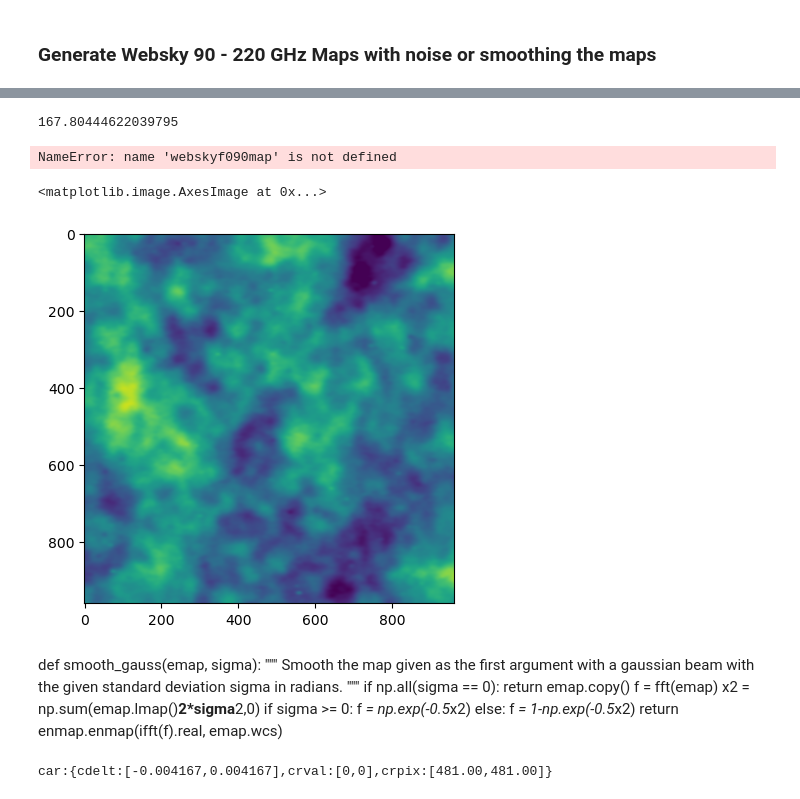
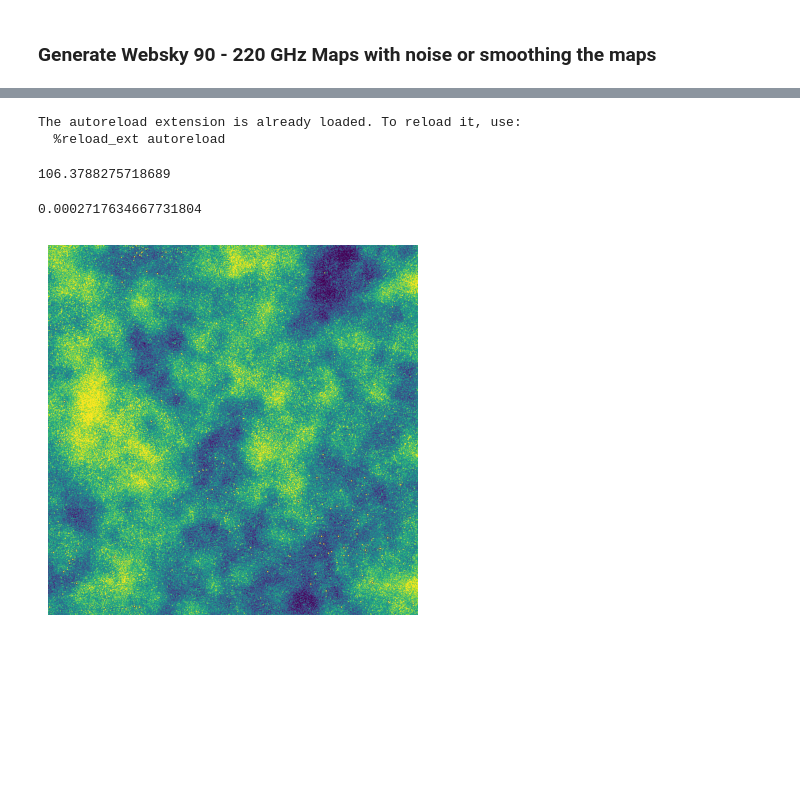
Before and after one commit to codingcamm/masks_and_stamps, a Jupyter notebook: webfunctiontesting.ipynb, the cells around one changed output, grey strips where cells are left out. Drawn from its saved outputs; the diff is of its cells as text; code cells hidden in the pictures; blank space fills up the shorter version.

```diff
--- a/webfunctiontesting.ipynb
+++ b/webfunctiontesting.ipynb
@@ -23,0 +3,19 @@ The autoreload extension is already loaded. To reload it, use:
+# %%
+import time
+import numpy as np
+import matplotlib.pyplot as plt
+import importlib
+
+# Here in webskymaker i've generated CMB, tSZ, and kSZ components outside the create function so that the function wouldn't
+# take as long.
+from webskymaker import create_websky_map, generate_coords
+from pixell import enmap, utils, reproject
+from pixell.enmap import ndmap, fft, ifft
+path = "/mnt/welch/USERS/cwhitaker/maps/websky/"
+#path = "/scratch/jorlo/websky/"
+
+%load_ext autoreload
+%autoreload 2
+# %% [output]
+The autoreload extension is already loaded. To reload it, use:
+  %reload_ext autoreload
@@ -24,34 +24,35 @@ The autoreload extension is already loaded. To reload it, use:
 # %%
 t0 = time.time()
-webskyf090map, wcs = create_websky_map(path=path, freq=90.2, noise=20, sigma=0.0000271763466773)
+webskyf090map = create_websky_map(path=path, freq="220", noise=20)
 t1 = time.time()
 print(t1 - t0)
 # %% [output]
-167.80444622039795
+106.3788275718689
 # %%
 websky090 = reproject.thumbnails(webskyf090map, coords[0], r = 2 * utils.degree)
-# %% [output]
-NameError: name 'webskyf090map' is not defined
+# %%
+def smooth_gauss(emap, sigma):
+    """
+    Smooth the map given as the first argument with a gaussian beam
+    with the given standard deviation sigma in radians.
+    """
+    if np.all(sigma == 0): return emap.copy()
+    f  = fft(emap)
+    x2 = np.sum(emap.lmap()**2*sigma**2,0)
+    if sigma >= 0: f *= np.exp(-0.5*x2)
+    else:          f *= 1-np.exp(-0.5*x2)
+    return enmap.enmap(ifft(f).real, emap.wcs)
+def fwhm_to_sigma(fwhm):
+    # Converts fwhm arcmins to sigma radians
+    return fwhm / (2.*np.sqrt(2.*np.log(2.))) * (np.pi / (180.*60.))
+
+print(fwhm_to_sigma(fwhm=2.2))
+smoothweb = smooth_gauss(websky090, fwhm_to_sigma(2.2))
+# %% [output]
+0.0002717634667731804
 # %%
 lims=300
 plt.imshow(websky090, vmin=-lims, vmax=lims)
+plt.axis(False);
 # %% [output]
-<matplotlib.image.AxesImage at 0x...>
-[figure, old version]
+[figure, new version]
-# %% [markdown]
-def smooth_gauss(emap, sigma):
-	"""
-    Smooth the map given as the first argument with a gaussian beam
-	with the given standard deviation sigma in radians.
-    """
-	if np.all(sigma == 0): return emap.copy()
-	f  = fft(emap)
-	x2 = np.sum(emap.lmap()**2*sigma**2,0)
-	if sigma >= 0: f *= np.exp(-0.5*x2)
-	else:          f *= 1-np.exp(-0.5*x2)
-	return enmap.enmap(ifft(f).real, emap.wcs)
-# %%
-smoothwebf = smooth_gauss(websky090, sigma = 0.000271763466773)
-smoothwebf.wcs
-# %% [output]
-car:{cdelt:[-0.004167,0.004167],crval:[0,0],crpix:[481.00,481.00]}
```
Also changed, not shown: parts of 5 cells of this notebook, 2 other files.
